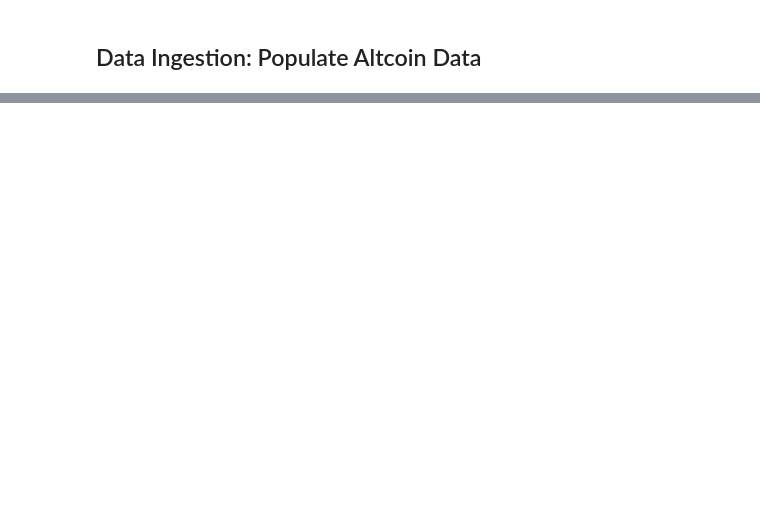
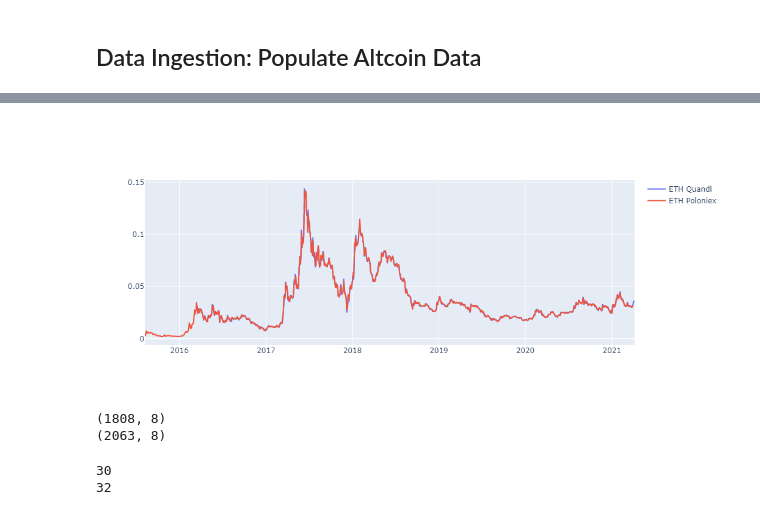
Before and after one commit to akosredey/crypto-project, a Jupyter notebook: 01_Crypto_EDA/01_Crypto_EDA.ipynb, the cells around one changed output, grey strips where cells are left out. Drawn from its saved outputs; the diff is of its cells as text; code cells hidden in the pictures; blank space fills up the shorter version.

Commit message:
data-preprocessed

```diff
--- a/01_Crypto_EDA/01_Crypto_EDA.ipynb
+++ b/01_Crypto_EDA/01_Crypto_EDA.ipynb
@@ -426,7 +587,7 @@ df_cg_markets['symbol']
 # %%
 from quandl.errors.quandl_error import NotFoundError
 
-markets = list(df_cg_markets['symbol'].str.upper())
+markets = df_cg_markets['symbol'].str.upper()
 
 df_run_mkt_new = []
 
@@ -445,2 +624,2 @@ df_altcoin_quandl = pd.concat(df_run_mkt_new)
 # %%
-df_altcoin_quandl = df_altcoin_quandl.sort_index()
+df_altcoin_quandl_data = df_altcoin_quandl.sort_index()
@@ -464,2 +674,0 @@ df_altcoin_poloniex = pd.concat(df_run_altcoin_new)
-# %%
-df_altcoin_poloniex = df_altcoin_poloniex.sort_index()
@@ -503,0 +675,2 @@ df_btc_data.groupby(df_btc_data.index).agg({'Weighted Price':'mean'}).plot(figsi
+# %%
+df_altcoin_poloniex_data = df_altcoin_poloniex.sort_index()
@@ -503,0 +705,29 @@ df_btc_data.groupby(df_btc_data.index).agg({'Weighted Price':'mean'}).plot(figsi
+# %%
+fig = go.Figure()
+
+eth_quandl = df_altcoin_quandl_data[df_altcoin_quandl_data['Market']=='ETH']
+eth_poloniex = df_altcoin_poloniex_data[df_altcoin_poloniex_data['Market']=='ETH']
+
+fig.add_trace(go.Scatter(x=eth_quandl.index, y=eth_quandl['Last'],
+                         mode='lines',
+                         name='ETH Quandl'))
+
+fig.add_trace(go.Scatter(x=eth_poloniex.index, y=eth_poloniex['weightedAverage'],
+                         mode='lines',
+                         name='ETH Poloniex'))
+
+fig.show()
+# %% [output]
+[figure, added]
+# %%
+print(eth_quandl.shape)
+print(eth_poloniex.shape)
+# %% [output]
+(1808, 8)
+(2063, 8)
+# %%
+print(len(set(df_altcoin_quandl_data['Market'])))
+print(len(set(df_altcoin_poloniex_data['Market'])))
+# %% [output]
+30
+32
```
Also changed, not shown: parts of 87 cells of this notebook, 40 other files.
